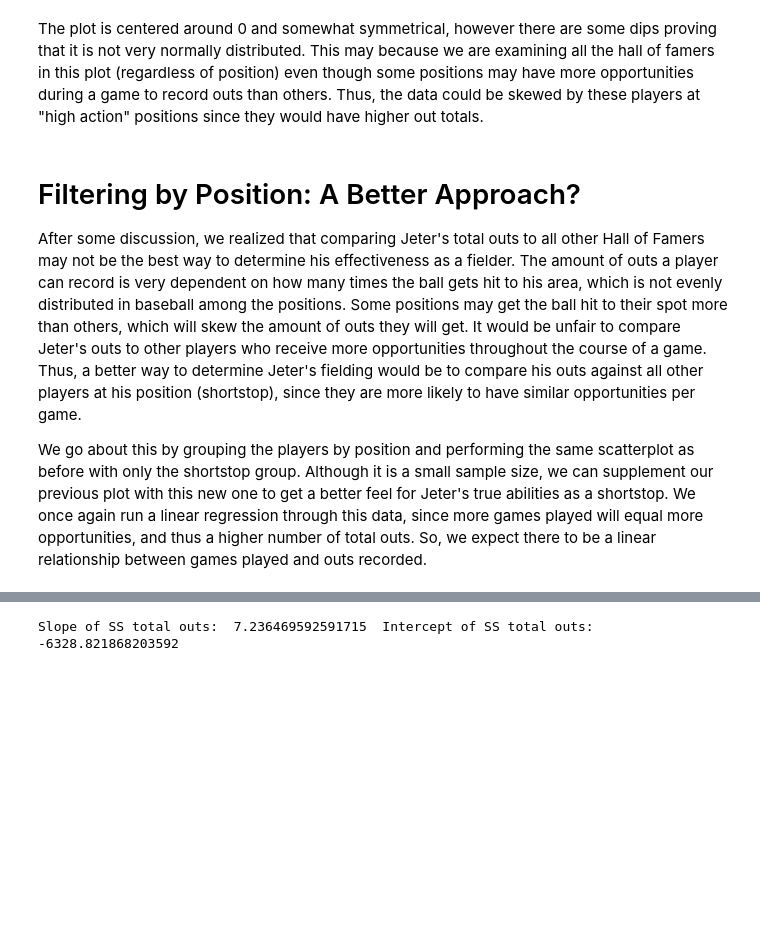
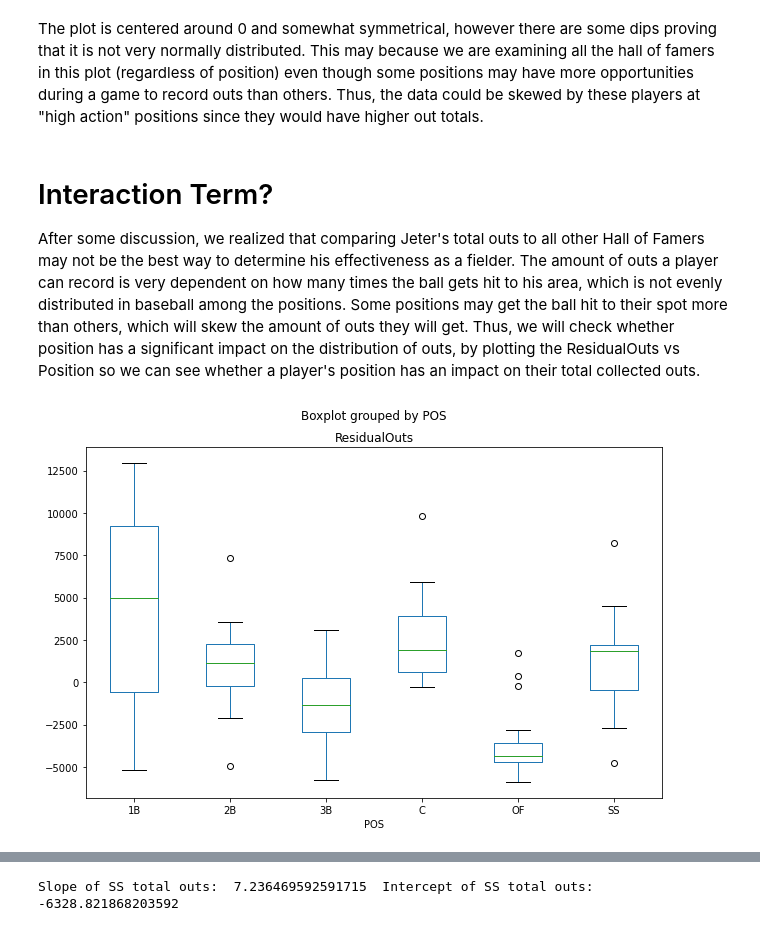
Before and after one commit to drob18/320FinalProject, a Jupyter notebook: Final.ipynb, the cells around one changed output, grey strips where cells are left out. Drawn from its saved outputs; the diff is of its cells as text; code cells hidden in the pictures; blank space fills up the shorter version.

Commit message:
Added INteraction term to fielding

```diff
--- a/Final.ipynb
+++ b/Final.ipynb
@@ -512,8 +512,9 @@ ax
 # %% [markdown]
 The plot is centered around 0 and somewhat symmetrical, however there are some dips proving that it is not very normally distributed. This may because we are examining all the hall of famers in this plot (regardless of position) even though some positions may have more opportunities during a game to record outs than others. Thus, the data could be skewed by these players at "high action" positions since they would have higher out totals.
 # %% [markdown]
-# Filtering by Position: A Better Approach?
-
-After some discussion, we realized that comparing Jeter's total outs to all other Hall of Famers may not be the best way to determine his effectiveness as a fielder. The amount of outs a player can record is very dependent on how many times the ball gets hit to his area, which is not evenly distributed in baseball among the positions. Some positions may get the ball hit to their spot more than others, which will skew the amount of outs they will get. It would be unfair to compare Jeter's outs to other players who receive more opportunities throughout the course of a game. Thus, a better way to determine Jeter's fielding would be to compare his outs against all other players at his position (shortstop), since they are more likely to have similar opportunities per game.
-
-We go about this by grouping the players by position and performing the same scatterplot as before with only the shortstop group. Although it is a small sample size, we can supplement our previous plot with this new one to get a better feel for Jeter's true abilities as a shortstop. We once again run a linear regression through this data, since more games played will equal more opportunities, and thus a higher number of total outs. So, we expect there to be a linear relationship between games played and outs recorded.
+# Interaction Term?
+After some discussion, we realized that comparing Jeter's total outs to all other Hall of Famers may not be the best way to determine his effectiveness as a fielder. The amount of outs a player can record is very dependent on how many times the ball gets hit to his area, which is not evenly distributed in baseball among the positions. Some positions may get the ball hit to their spot more than others, which will skew the amount of outs they will get. Thus, we will check whether position has a significant impact on the distribution of outs, by plotting the ResidualOuts vs Position so we can see whether a player's position has an impact on their total collected outs.
+# %%
+plot = reg_HOF_stats.boxplot(column='ResidualOuts',by='POS',grid=False,figsize=(10,6.5))
+# %% [output]
+[figure, added]
```
Also changed, not shown: parts of 27 cells of this notebook.
